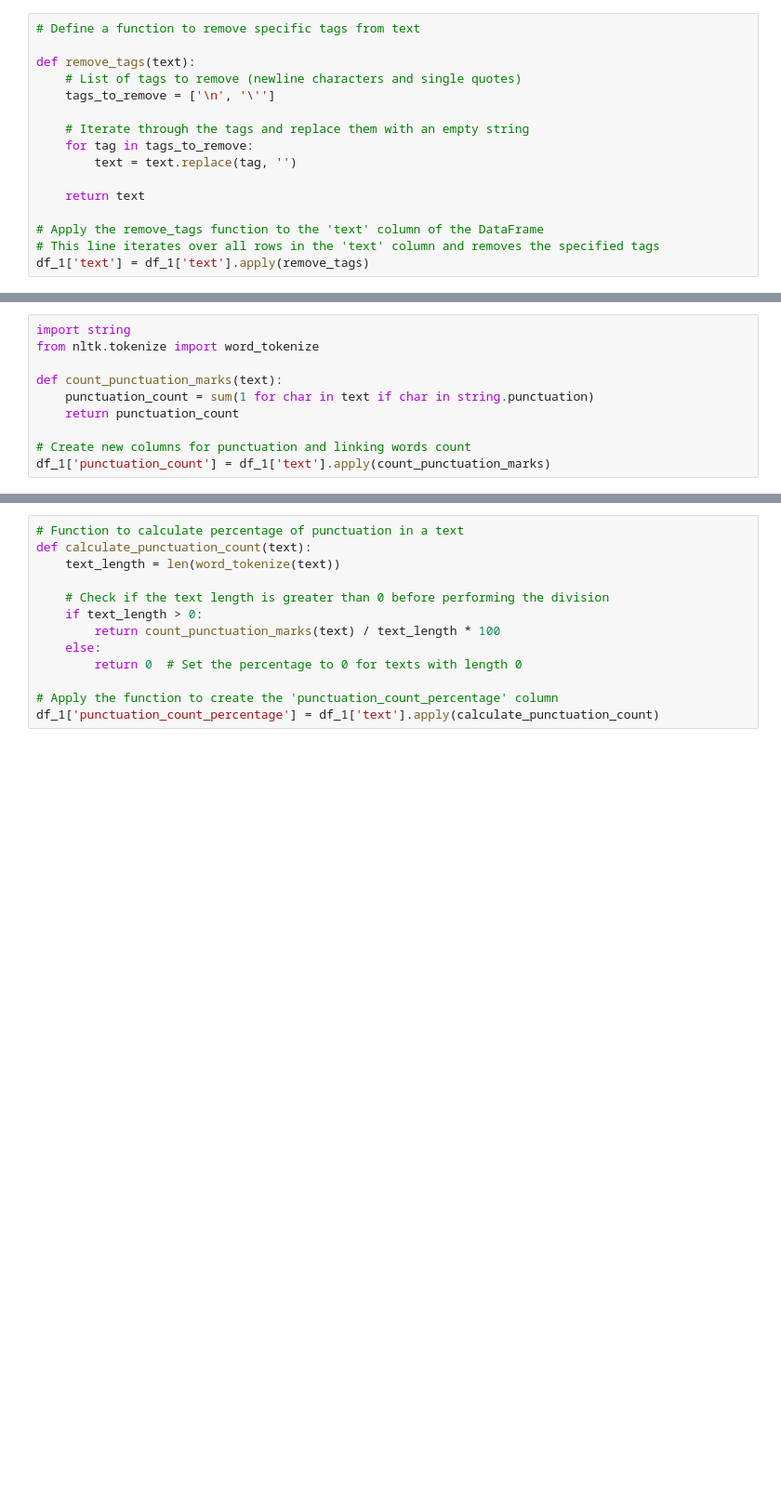
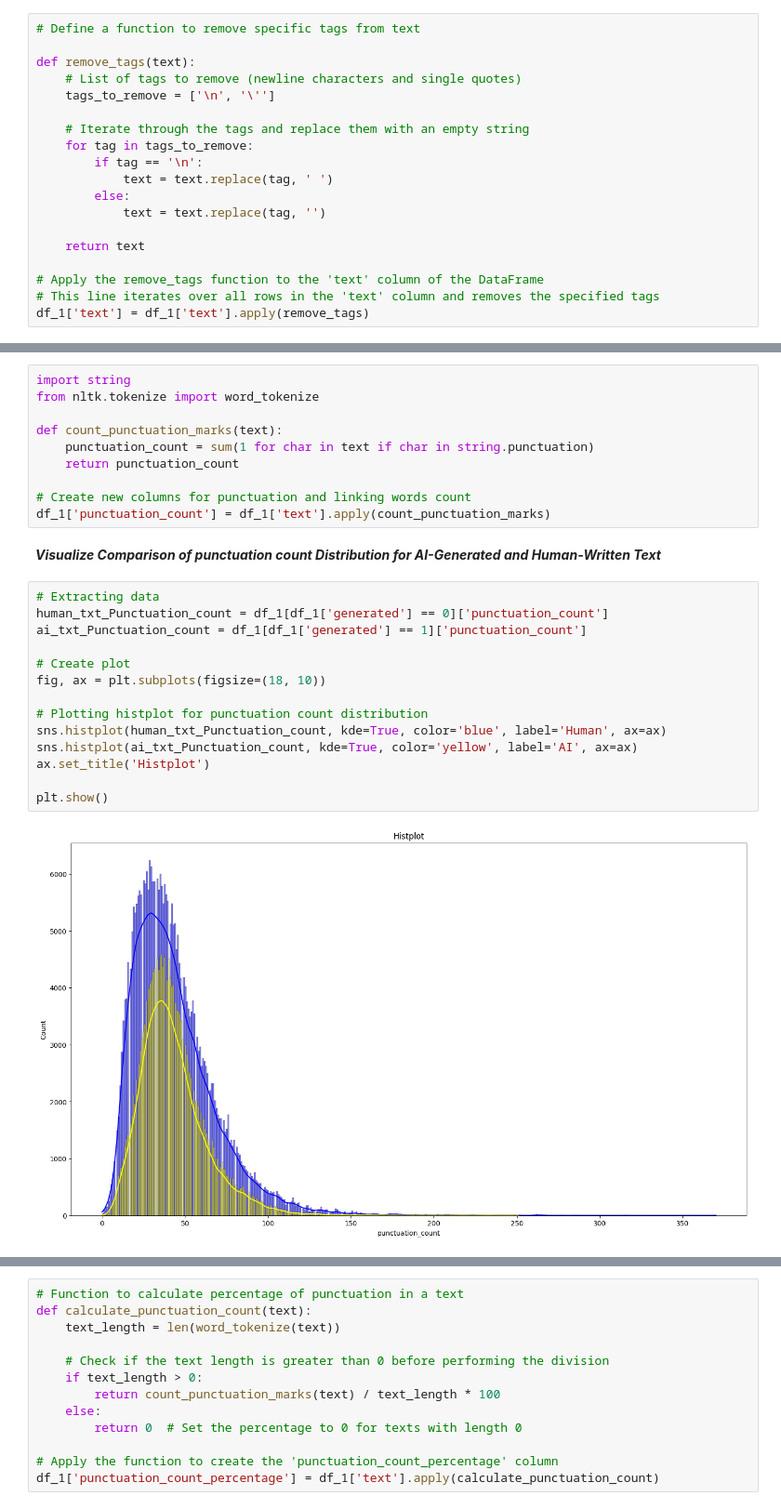
Before and after one commit to edojatheophilus/AI-vs-Human-Text-Detection, a Jupyter notebook: AI_human_txt_NLP_PROJECT.ipynb, the cells around one changed output, grey strips where cells are left out. Shown at 93% size. Drawn from its saved outputs; the diff is of its cells as text; blank space fills up the shorter version.

```diff
--- a/AI_human_txt_NLP_PROJECT.ipynb
+++ b/AI_human_txt_NLP_PROJECT.ipynb
@@ -150,7 +204,10 @@ def remove_tags(text):
 
     # Iterate through the tags and replace them with an empty string
     for tag in tags_to_remove:
-        text = text.replace(tag, '')
+        if tag == '\n':
+            text = text.replace(tag, ' ')
+        else:
+            text = text.replace(tag, '')
 
     return text
 
@@ -178,4 +235,22 @@ def count_punctuation_marks(text):
 
 # Create new columns for punctuation and linking words count
 df_1['punctuation_count'] = df_1['text'].apply(count_punctuation_marks)
+# %% [markdown]
+***Visualize Comparison of punctuation count Distribution for AI-Generated and Human-Written Text***
+# %%
+# Extracting data
+human_txt_Punctuation_count = df_1[df_1['generated'] == 0]['punctuation_count']
+ai_txt_Punctuation_count = df_1[df_1['generated'] == 1]['punctuation_count']
+
+# Create plot
+fig, ax = plt.subplots(figsize=(18, 10))
+
+# Plotting histplot for punctuation count distribution
+sns.histplot(human_txt_Punctuation_count, kde=True, color='blue', label='Human', ax=ax)
+sns.histplot(ai_txt_Punctuation_count, kde=True, color='yellow', label='AI', ax=ax)
+ax.set_title('Histplot')
+
+plt.show()
+# %% [output]
+[figure, added]
 # %% [markdown]
```
Also changed, not shown: parts of 48 cells of this notebook.
